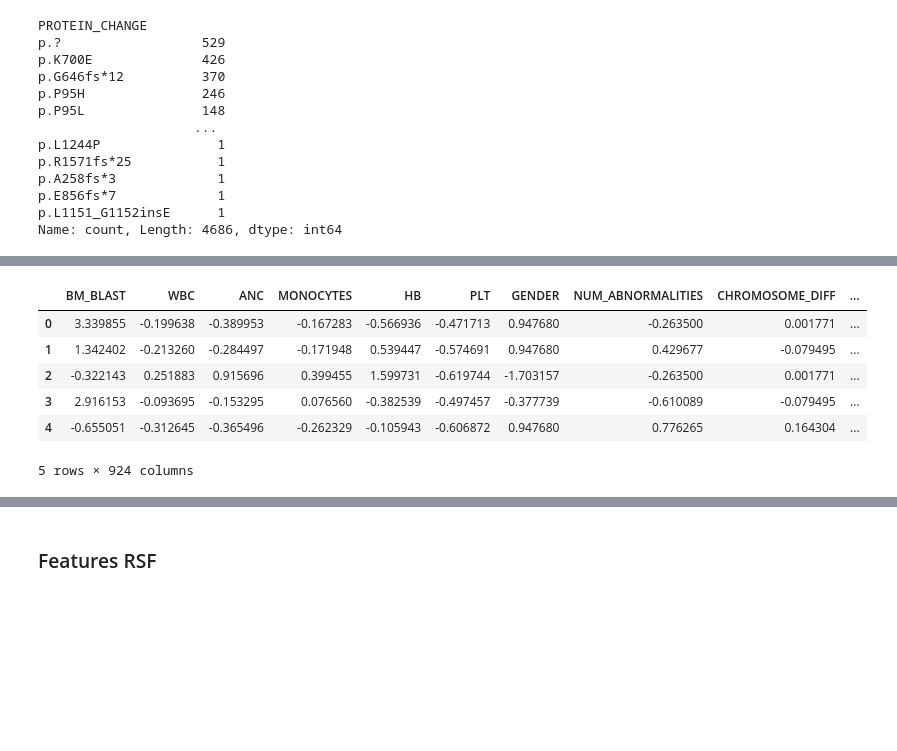
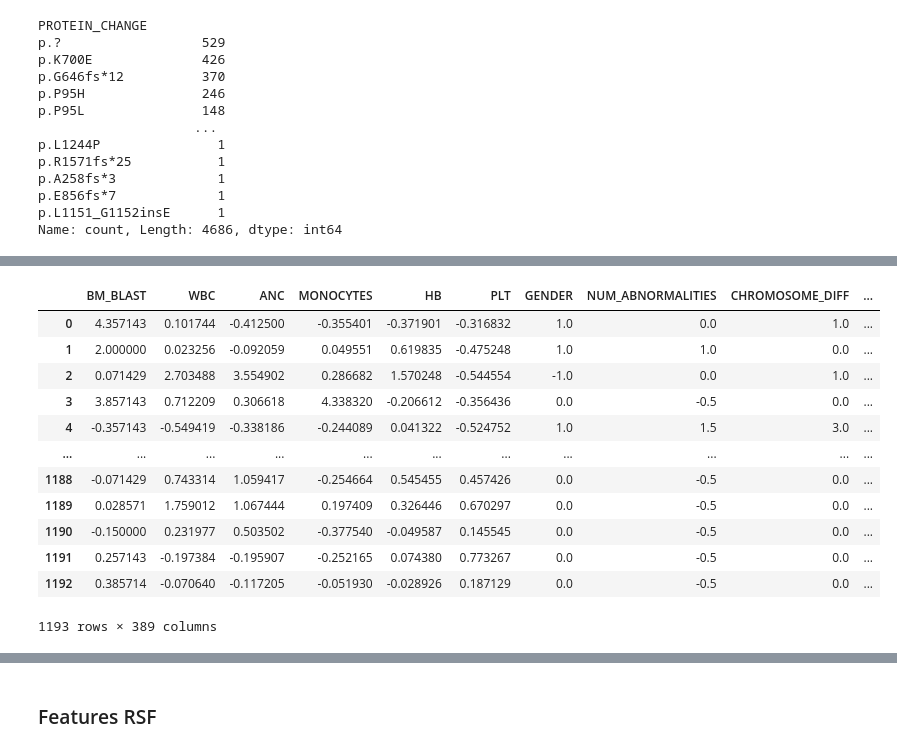
Before and after one commit to Loic-Jaillet/ENS-ML-Challenge, a Jupyter notebook: challenge_v2.ipynb, the cells around one changed output, grey strips where cells are left out. Saved outputs shown, nothing was run; the diff lists cells and outputs as text; code cells hidden in the pictures; blank space fills up the shorter version.

```diff
--- a/challenge_v2.ipynb
+++ b/challenge_v2.ipynb
@@ -172,7 +172,7 @@ coords.head()
 molecular_df['Cluster'] = coords['Cluster']
 # %%
 #One hot encoding
-categorical_cols = ['CHR','GENE','EFFECT','REF','ALT','Cluster']
+categorical_cols = ['CHR','GENE','EFFECT','REF','ALT','Cluster','PROTEIN_CHANGE']
 
 encoder = OneHotEncoder(sparse_output=False, handle_unknown='ignore')
 encoded_features = encoder.fit_transform(molecular_df[categorical_cols])
@@ -201,4 +201,5 @@ encoded_group.head()
 # %%
-X = X.merge(encoded_group, on='ID', how='left').fillna(0)
-rare_columns = [col for col in X.drop(['ID', 'CENTER', 'CYTOGENETICS'], axis=1).columns if X[col].sum() <= -100]
-X = X.drop(columns=rare_columns)
+encoded_group = encoded_group.drop(columns=[col for col in encoded_group.drop(['ID'],axis=1).columns if encoded_group[col].sum() <= 5])
+X = X.merge(encoded_group, on='ID', how='left')#.fillna(0)
+#rare_columns = [col for col in X.drop(['ID', 'CENTER', 'CYTOGENETICS'], axis=1).columns if X[col].sum() <= 10]
+#X = X.drop(columns=rare_columns)
@@ -713,8 +743,8 @@ for i in range(1, 31):
     scores_cph_tree[n_estimators] = concordance_index_ipcw(y_train, y_test, est_cph_tree.predict(X_test), tau=7)[0]
     #scores_cph_tree[n_estimators] = est_cph_tree.score(X_test, y_test)
 # %%
-x, y = zip(*scores_cph_tree.items())
-plt.plot(x, y)
+x_p, y_p = zip(*scores_cph_tree.items())
+plt.plot(x_p, y_p)
 plt.xlabel("n_estimator")
 plt.ylabel("concordance index")
 plt.grid(alpha=0.3)
@@ -878,7 +958,7 @@ coords_test['CHR'] = coords_test['CHR'].fillna(0).apply(lambda x: float(23) if x
 coords_test['START'] = coords_test['START'].fillna(coords_test['START'].mean())
 coords_test['END'] = coords_test['END'].fillna(coords_test['END'].mean())
 
-scaler = StandardScaler()
+scaler = RobustScaler()
 coords_test_scaled = scaler.fit_transform(coords_test)
 
 clusters_test = dbscan.fit_predict(coords_test_scaled)
@@ -887,7 +967,7 @@ coords_test.head()
 
 molecular_test_df['Cluster'] = coords_test['Cluster']
 
-categorical_cols_test = ['CHR','GENE','EFFECT','REF','ALT','Cluster']
+categorical_cols_test = ['CHR','GENE','EFFECT','REF','ALT','Cluster','PROTEIN_CHANGE']
 
 
 encoded_features_test = encoder.transform(molecular_test_df[categorical_cols_test])
@@ -895,6 +975,7 @@ encoded_test_df = pd.DataFrame(encoded_features_test, columns=encoder.get_featur
 encoded_test_df['ID'] = molecular_test_df['ID']
 encoded_group_test = encoded_test_df.groupby('ID').sum().reset_index()
 
+"""
 drop_features_test = ['ID', 'CENTER', 'CYTOGENETICS']
 X_test_sub = X_test_sub.drop(columns=drop_features_test)
 
@@ -907,15 +988,26 @@ X_test_sub = imputer.fit_transform(X_test_sub)
 X_test_sub = pd.DataFrame(X_test_sub, columns=col)
 
 X_test_sub['ID'] = clinical_test_df['ID']
+"""
 
-X_test_sub = X_test_sub.merge(encoded_group_test, on='ID', how='left').fillna(0)
+X_test_sub = X_test_sub.merge(encoded_group_test, on='ID', how='left')
 #rare_columns_test = [col for col in X_test_sub.drop(['ID'], axis=1).columns if X_test_sub[col].sum() <= -100]
 #X_test_sub = X_test_sub.drop(columns=rare_columns_test)
 
-drop_features_test = ['ID']
-X_test_sub = X_test_sub.drop(columns=drop_features_test)
+X_cols = set(X.columns)
+
+# Drop columns that are not in X
+X_test_sub = X_test_sub.drop(columns=[col for col in X_test_sub.columns if col not in X_cols])
+
+# Add missing columns from X
+for col in X_cols:
+    if col not in X_test_sub.columns:
+        X_test_sub[col] = 0
 
 col_ = X_test_sub.columns
+imputer = KNNImputer(n_neighbors=10)
+X_test_sub = imputer.fit_transform(X_test_sub)
+
 X_test_sub = scaler.fit_transform(X_test_sub)
 X_test_sub = pd.DataFrame(X_test_sub, columns=col_)
 # %%
@@ -931,13 +1023,19 @@ X_.head()
 # %%
-X_test_sub.head()
+X_test_sub
 # %% [output]
 |  | BM_BLAST | WBC | ANC | MONOCYTES | HB | PLT | GENDER | NUM_ABNORMALITIES | CHROMOSOME_DIFF | ... |
-| 0 | 3.339855 | -0.199638 | -0.389953 | -0.167283 | -0.566936 | -0.471713 | 0.947680 | -0.263500 | 0.001771 | ... |
-| 1 | 1.342402 | -0.213260 | -0.284497 | -0.171948 | 0.539447 | -0.574691 | 0.947680 | 0.429677 | -0.079495 | ... |
-| 2 | -0.322143 | 0.251883 | 0.915696 | 0.399455 | 1.599731 | -0.619744 | -1.703157 | -0.263500 | 0.001771 | ... |
-| 3 | 2.916153 | -0.093695 | -0.153295 | 0.076560 | -0.382539 | -0.497457 | -0.377739 | -0.610089 | -0.079495 | ... |
-| 4 | -0.655051 | -0.312645 | -0.365496 | -0.262329 | -0.105943 | -0.606872 | 0.947680 | 0.776265 | 0.164304 | ... |
+| 0 | 4.357143 | 0.101744 | -0.412500 | -0.355401 | -0.371901 | -0.316832 | 1.0 | 0.0 | 1.0 | ... |
+| 1 | 2.000000 | 0.023256 | -0.092059 | 0.049551 | 0.619835 | -0.475248 | 1.0 | 1.0 | 0.0 | ... |
+| 2 | 0.071429 | 2.703488 | 3.554902 | 0.286682 | 1.570248 | -0.544554 | -1.0 | 0.0 | 1.0 | ... |
+| 3 | 3.857143 | 0.712209 | 0.306618 | 4.338320 | -0.206612 | -0.356436 | 0.0 | -0.5 | 0.0 | ... |
+| 4 | -0.357143 | -0.549419 | -0.338186 | -0.244089 | 0.041322 | -0.524752 | 1.0 | 1.5 | 3.0 | ... |
+| ... | ... | ... | ... | ... | ... | ... | ... | ... | ... | ... |
+| 1188 | -0.071429 | 0.743314 | 1.059417 | -0.254664 | 0.545455 | 0.457426 | 0.0 | -0.5 | 0.0 | ... |
+| 1189 | 0.028571 | 1.759012 | 1.067444 | 0.197409 | 0.326446 | 0.670297 | 0.0 | -0.5 | 0.0 | ... |
+| 1190 | -0.150000 | 0.231977 | 0.503502 | -0.377540 | -0.049587 | 0.145545 | 0.0 | -0.5 | 0.0 | ... |
+| 1191 | 0.257143 | -0.197384 | -0.195907 | -0.252165 | 0.074380 | 0.773267 | 0.0 | -0.5 | 0.0 | ... |
+| 1192 | 0.385714 | -0.070640 | -0.117205 | -0.051930 | -0.028926 | 0.187129 | 0.0 | -0.5 | 0.0 | ... |
-5 rows × 924 columns
+1193 rows × 389 columns
 # %%
 eval_sub = est_cph_tree.predict(X_test_sub)
 # %%
```
Also changed, not shown: parts of 36 cells of this notebook, 2 other files.
